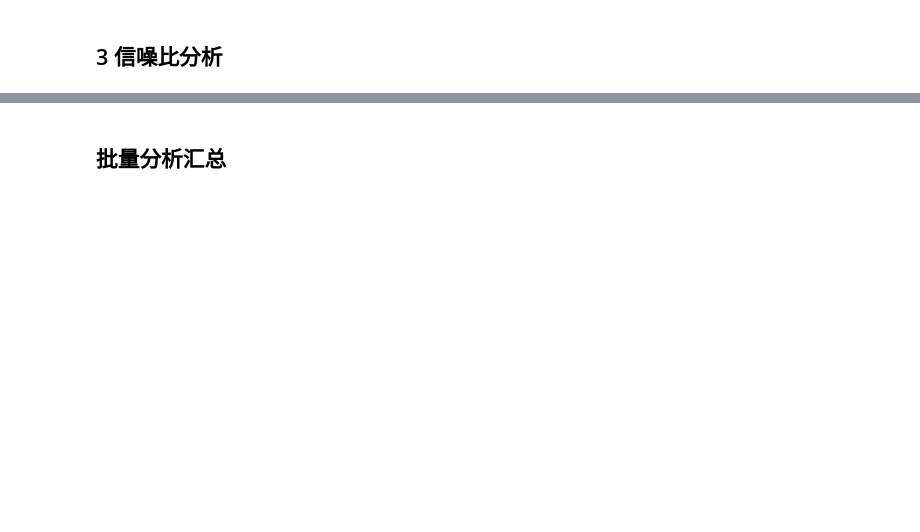
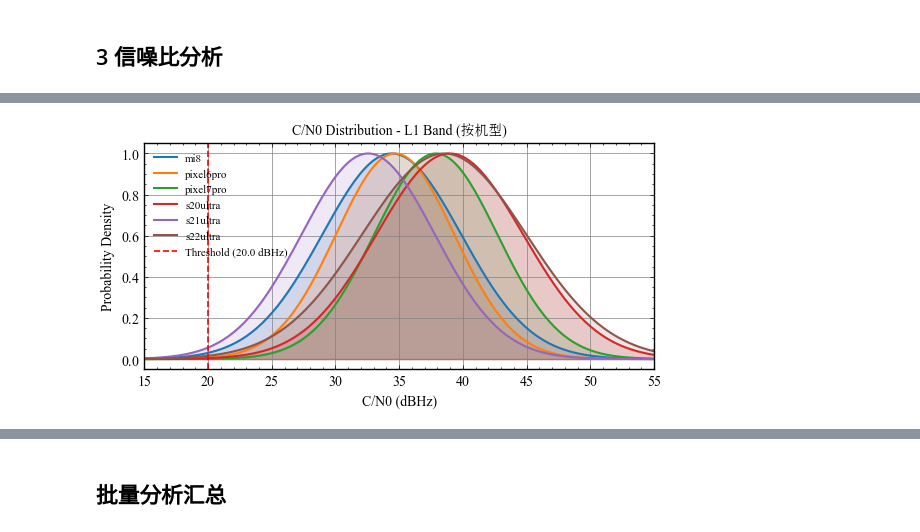
Before and after one commit to ColourDyeing/Hybrid-frequency-spp, a Jupyter notebook: Testing-Data/python/07_Observation_Quality_Analysis.ipynb, the cells around one changed output, grey strips where cells are left out. Drawn from its saved outputs; the diff is of its cells as text; code cells hidden in the pictures; blank space fills up the shorter version.

```diff
--- a/Testing-Data/python/07_Observation_Quality_Analysis.ipynb
+++ b/Testing-Data/python/07_Observation_Quality_Analysis.ipynb
@@ -1076,0 +998,83 @@ pixel6pro     R   L1  15510 33.471392 5.861495 33.4620 25.5017 41.6883        0.
+# %%
+def plot_cn0_histogram(df_cn0, groups, mode, save=True):
+    if df_cn0.empty:
+        return None, None
+
+    df_l1 = df_cn0[df_cn0["band"].isin(L1_BANDS)].copy()
+    df_l5 = df_cn0[df_cn0["band"].isin(L5_BANDS)].copy()
+
+    phone_groups = [g for g in groups if g in TARGET_PHONES]
+    if not phone_groups:
+        phone_groups = groups[:min(6, len(groups))]
+
+    fig1 = None
+    fig2 = None
+
+    if not df_l1.empty:
+        fig1, ax = plt.subplots(figsize=(fig_widths[3], fig_heights[1]), dpi=100)
+        x_range = np.linspace(15, 55, 200)
+        for ph in phone_groups:
+            ph_data = df_l1[df_l1["group"] == ph]
+            if ph_data.empty:
+                continue
+            mn = float(ph_data["mean"].values[0])
+            std_v = float(ph_data["std"].values[0]) if len(ph_data) > 0 else 2.0
+            pdf = np.exp(-0.5 * ((x_range - mn) / max(std_v, 0.1)) ** 2)
+            pdf = pdf / pdf.max()
+            col = GROUP_COLORS.get(ph, "#333333")
+            ax.plot(x_range, pdf, color=col, linewidth=1.5,
+                    label=PHONE_NAME_MAP.get(ph, ph))
+            ax.fill_between(x_range, pdf, alpha=0.15, color=col)
+        ax.axvline(x=CN0_THRESHOLD, color="red", linestyle="--", linewidth=1.2,
+                   label=f"Threshold ({CN0_THRESHOLD} dBHz)")
+        ax.set_xlabel("C/N0 (dBHz)", fontsize=size_font)
+        ax.set_ylabel("Probability Density", fontsize=size_font)
+        ax.set_title(f"C/N0 Distribution - L1 Band ({mode_label})", fontsize=size_font)
+        ax.legend(fontsize=8)
+        ax.set_xlim(15, 55)
+        ax.grid(linewidth=0.5)
+        plt.tight_layout()
+        if save:
+            fname = join(PICTURE_DIR, f"03_cn0_hist_L1_{mode}_{today_str}.png")
+            fig1.savefig(fname, dpi=300, bbox_inches="tight")
+            print(f"  [保存] {fname}")
+        plt.show()
+
+    if not df_l5.empty:
+        fig2, ax = plt.subplots(figsize=(fig_widths[3], fig_heights[1]), dpi=100)
+        x_range = np.linspace(15, 55, 200)
+        for ph in phone_groups:
+            ph_data = df_l5[df_l5["group"] == ph]
+            if ph_data.empty:
+                continue
+            mn = float(ph_data["mean"].values[0])
+            std_v = float(ph_data["std"].values[0]) if len(ph_data) > 0 else 2.0
+            pdf = np.exp(-0.5 * ((x_range - mn) / max(std_v, 0.1)) ** 2)
+            pdf = pdf / pdf.max()
+            col = GROUP_COLORS.get(ph, "#333333")
+            ax.plot(x_range, pdf, color=col, linewidth=1.5,
+                    label=PHONE_NAME_MAP.get(ph, ph))
+            fill_col = col
+            ax.fill_between(x_range, pdf, alpha=0.15, color=fill_col)
+        ax.axvline(x=CN0_THRESHOLD, color="red", linestyle="--", linewidth=1.2,
+                   label=f"Threshold ({CN0_THRESHOLD} dBHz)")
+        ax.set_xlabel("C/N0 (dBHz)", fontsize=size_font)
+        ax.set_ylabel("Probability Density", fontsize=size_font)
+        ax.set_title(f"C/N0 Distribution - L5 Band ({mode_label})", fontsize=size_font)
+        ax.legend(fontsize=8)
+        ax.set_xlim(15, 55)
+        ax.grid(linewidth=0.5)
+        plt.tight_layout()
+        if save:
+            fname = join(PICTURE_DIR, f"03_cn0_hist_L5_{mode}_{today_str}.png")
+            fig2.savefig(fname, dpi=300, bbox_inches="tight")
+            print(f"  [保存] {fname}")
+        plt.show()
+
+    return fig1, fig2
+
+if not df_cn0.empty:
+    fig_cn0_hist = plot_cn0_histogram(df_cn0, groups, ANALYSIS_MODE)
+else:
+    print("  [警告] 信噪比分析无数据")
+# %% [output]
@@ -1076,0 +1082 @@ pixel6pro     R   L1  15510 33.471392 5.861495 33.4620 25.5017 41.6883        0.
+[figure, added]
```
Also changed, not shown: parts of 20 cells of this notebook.
